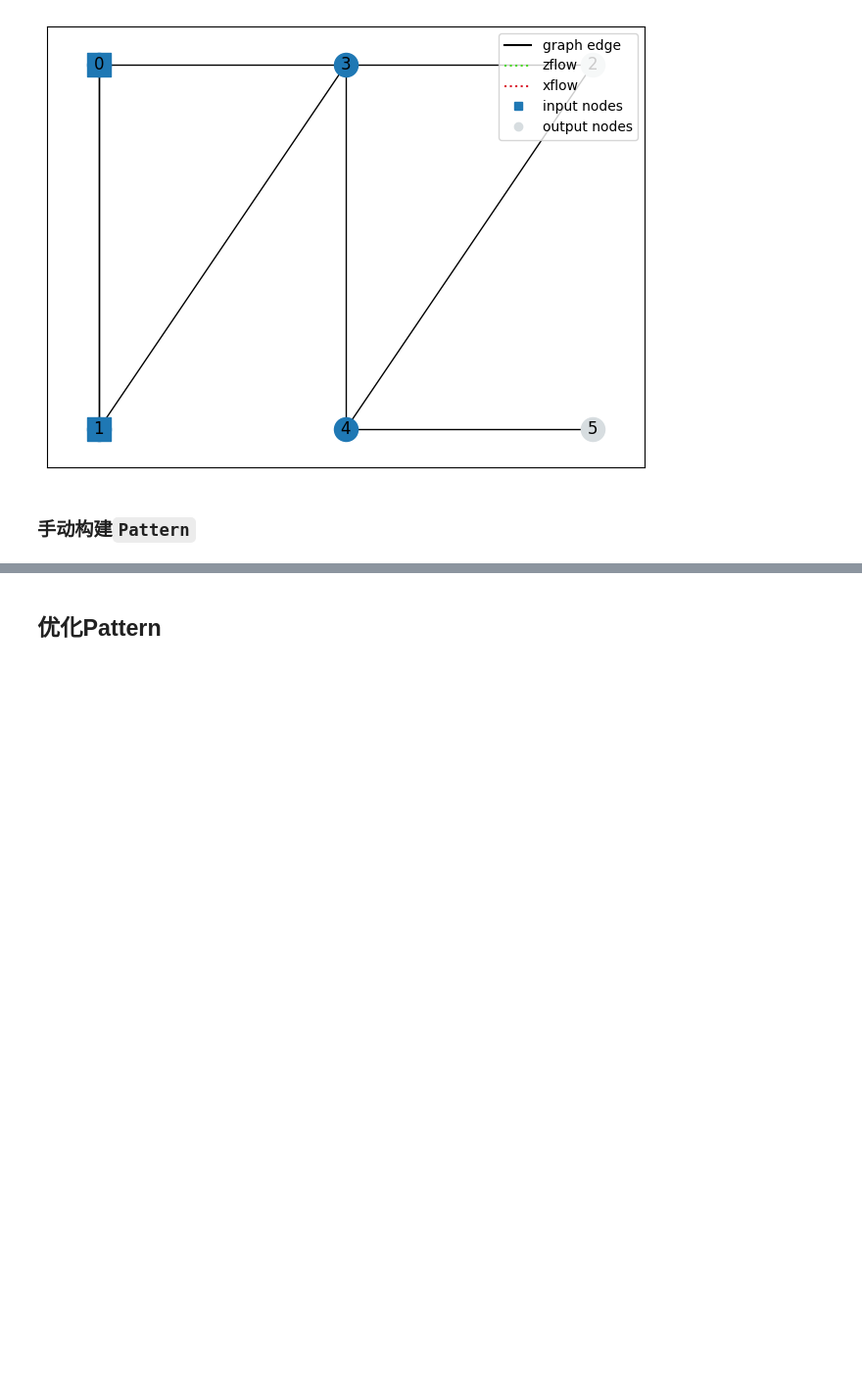
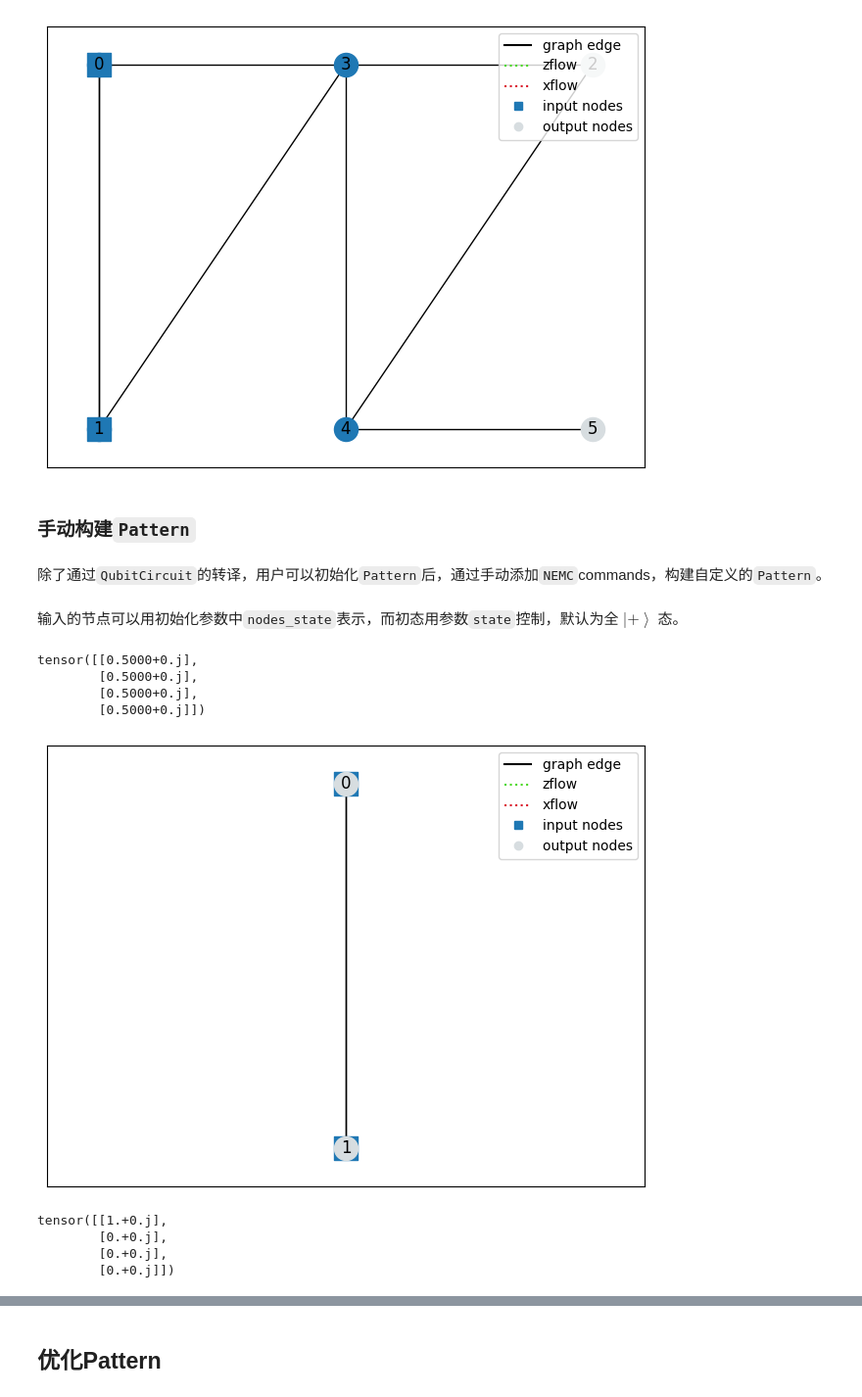
Before and after one commit to TuringQ/deepquantum, a Jupyter notebook: docs/mbqc_basics.ipynb, the cells around one changed output, grey strips where cells are left out. Shown at 98% size. Drawn from its saved outputs; the diff is of its cells as text; code cells hidden in the pictures; blank space fills up the shorter version.

Commit message:
update until pattern optimze

```diff
--- a/docs/mbqc_basics.ipynb
+++ b/docs/mbqc_basics.ipynb
@@ -89,3 +89,29 @@ pattern.draw()
 [figure]
 # %% [markdown]
 ### 手动构建``Pattern``
+# %% [markdown]
+除了通过``QubitCircuit``的转译，用户可以初始化``Pattern``后，通过手动添加``NEMC``commands，构建自定义的``Pattern``。
+# %% [markdown]
+输入的节点可以用初始化参数中`nodes_state`表示，而初态用参数`state`控制，默认为全 $ \left |+\right \rangle$ 态。
+# %%
+pattern = dq.Pattern(nodes_state=[0, 1])
+
+print(pattern.init_state.full_state)
+
+pattern.draw()
+# %% [output]
+tensor([[0.5000+0.j],
+        [0.5000+0.j],
+        [0.5000+0.j],
+        [0.5000+0.j]])
+[figure, added]
+# %%
+# 自定义初态
+pattern = dq.Pattern(nodes_state=[0, 1], state=[1, 0, 0, 0])
+
+print(pattern.init_state.full_state)
+# %% [output]
+tensor([[1.+0.j],
+        [0.+0.j],
+        [0.+0.j],
+        [0.+0.j]])
```
Also changed, not shown: parts of 13 cells of this notebook.
